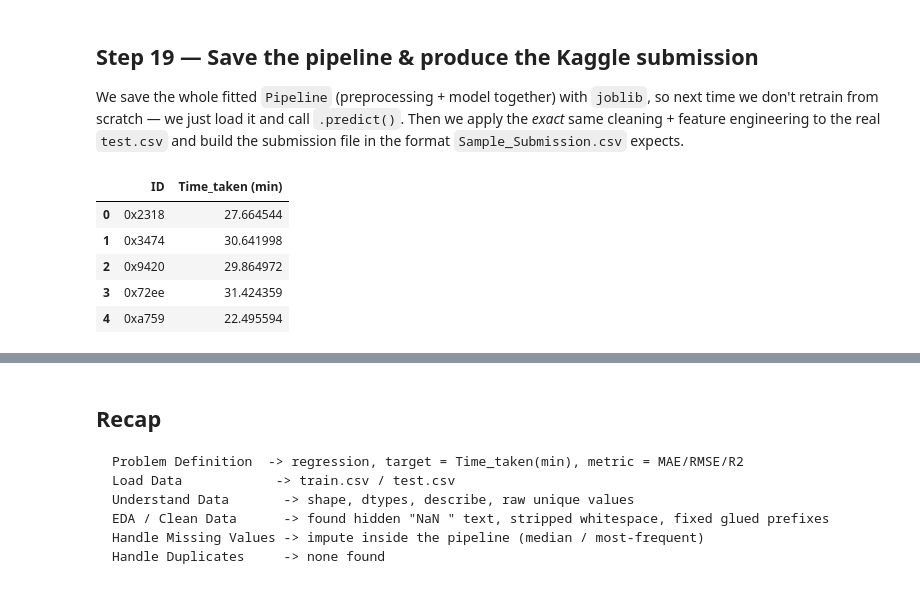
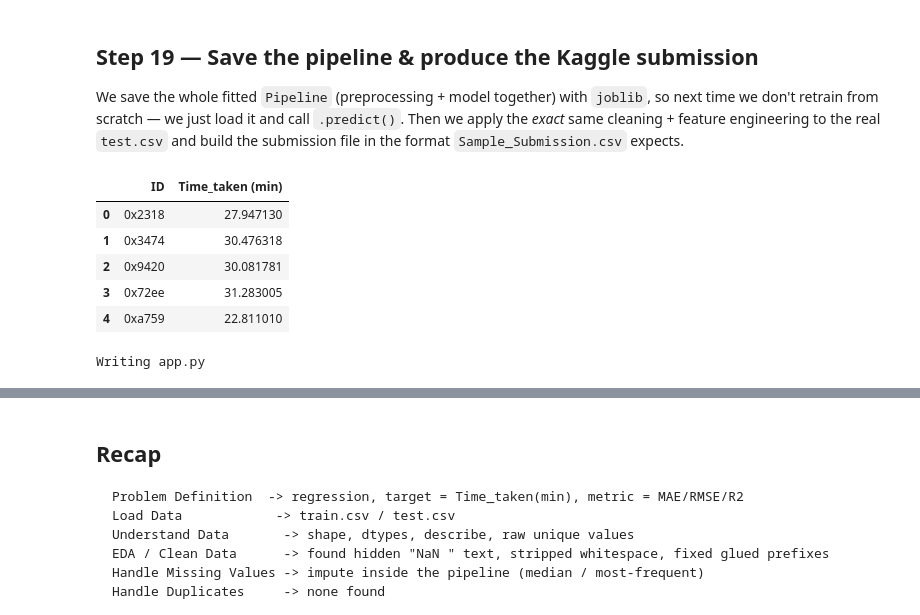
Before and after one commit to janaEssam288/my-project, a Jupyter notebook: food_delivery_time_pipeline.ipynb, the cells around one changed output, grey strips where cells are left out. Drawn from its saved outputs; the diff is of its cells as text; code cells hidden in the pictures.

```diff
--- a/food_delivery_time_pipeline.ipynb
+++ b/food_delivery_time_pipeline.ipynb
@@ -663,23 +614,24 @@ Only now — after we've picked a model family and confirmed it's stable — do
 its settings. `xgboost` with a small grid keeps this fast while still searching a
 useful range of tree depth / leaf size / forest size.
 # %%
-from catboost import CatBoostRegressor
+
 from sklearn.model_selection import RandomizedSearchCV
 
-cat_pipeline = Pipeline([
+xgb_pipeline = Pipeline([
     ("prep", preprocessor),
-    ("model", CatBoostRegressor(random_state=42, verbose=False)),
+    ("model", XGBRegressor(random_state=42, n_jobs=-1)),
 ])
 
 param_distributions = {
-    "model__iterations": [700, 650, 600],
-    "model__depth": [4, 14, 10, 12],
-    "model__learning_rate": [0.01, 0.03, 0.02, 0.1],
-    "model__l2_leaf_reg": [1,2 , 5, 7],
+    "model__n_estimators": [200, 300, 500],
+    "model__max_depth": [4, 6, 8],
+    "model__learning_rate": [0.01, 0.05, 0.1],
+    "model__subsample": [0.7, 0.9, 1.0],
+    "model__colsample_bytree": [0.7, 0.9, 1.0],
 }
 
 search = RandomizedSearchCV(
-    cat_pipeline,
+    xgb_pipeline,
     param_distributions=param_distributions,
     n_iter=15,
     cv=5,
@@ -688,10 +640,10 @@ search = RandomizedSearchCV(
     n_jobs=-1,
 )
 search.fit(X_train, y_train)
-
+# with best rating
 print("Best params:", search.best_params_)
 print("Best CV MAE:", round(-search.best_score_, 2))
 
-best_cat_model = search.best_estimator_
-print("Final test evaluation:", evaluate(best_cat_model, X_test, y_test))
+best_xgb_model = search.best_estimator_
+print("Final test evaluation:", evaluate(best_xgb_model, X_test, y_test))
 # %% [output]
@@ -744,21 +696,30 @@ submission file in the format `Sample_Submission.csv` expects.
 # %%
 import joblib
 
-joblib.dump(best_cat_model, "delivery_time_model.joblib")
+joblib.dump(best_xgb_model, "delivery_time_model.joblib")
 
 # test_fe was already cleaned + feature-engineered back in Step 8, using the
 # SAME functions as train — that consistency is exactly what stops
 # train/test mismatch at prediction time.
-test_predictions = best_cat_model.predict(test_fe)
+test_predictions = best_xgb_model.predict(test_fe)
 
 submission = sample_submission.copy()
 submission[sample_submission.columns[-1]] = test_predictions
 submission.to_csv("submission.csv", index=False)
 submission.head()
 # %% [output]
 |  | ID | Time_taken (min) |
-| 0 | 0x2318 | 27.664544 |
-| 1 | 0x3474 | 30.641998 |
-| 2 | 0x9420 | 29.864972 |
-| 3 | 0x72ee | 31.424359 |
-| 4 | 0xa759 | 22.495594 |
+| 0 | 0x2318 | 27.947130 |
+| 1 | 0x3474 | 30.476318 |
+| 2 | 0x9420 | 30.081781 |
+| 3 | 0x72ee | 31.283005 |
+| 4 | 0xa759 | 22.811010 |
+# %%
+# 1. كتابة الملف
+%%writefile app.py
+import streamlit as st
+
+st.title("مرحباً بك في تطبيقي الأول! 🚀")
+st.write("هذا الملف تم إنشاؤه من كولاب.")
+# %% [output]
+Writing app.py
```
Also changed, not shown: parts of 13 cells of this notebook.
